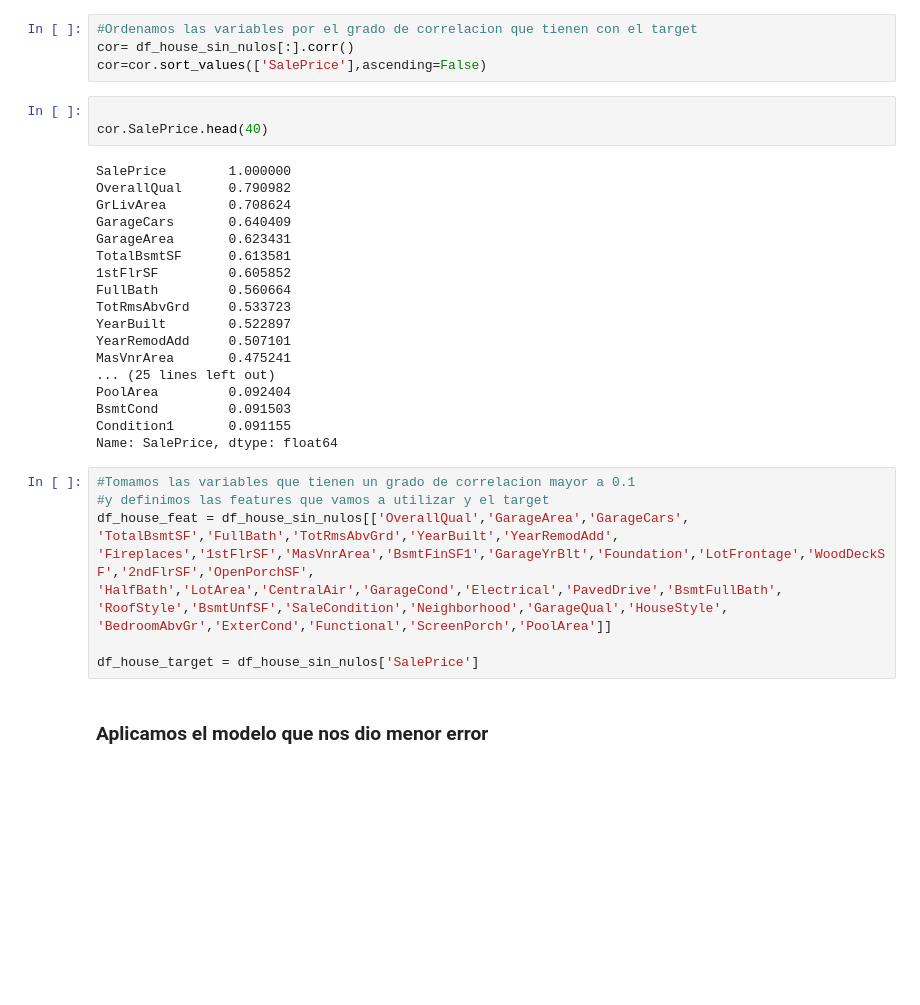
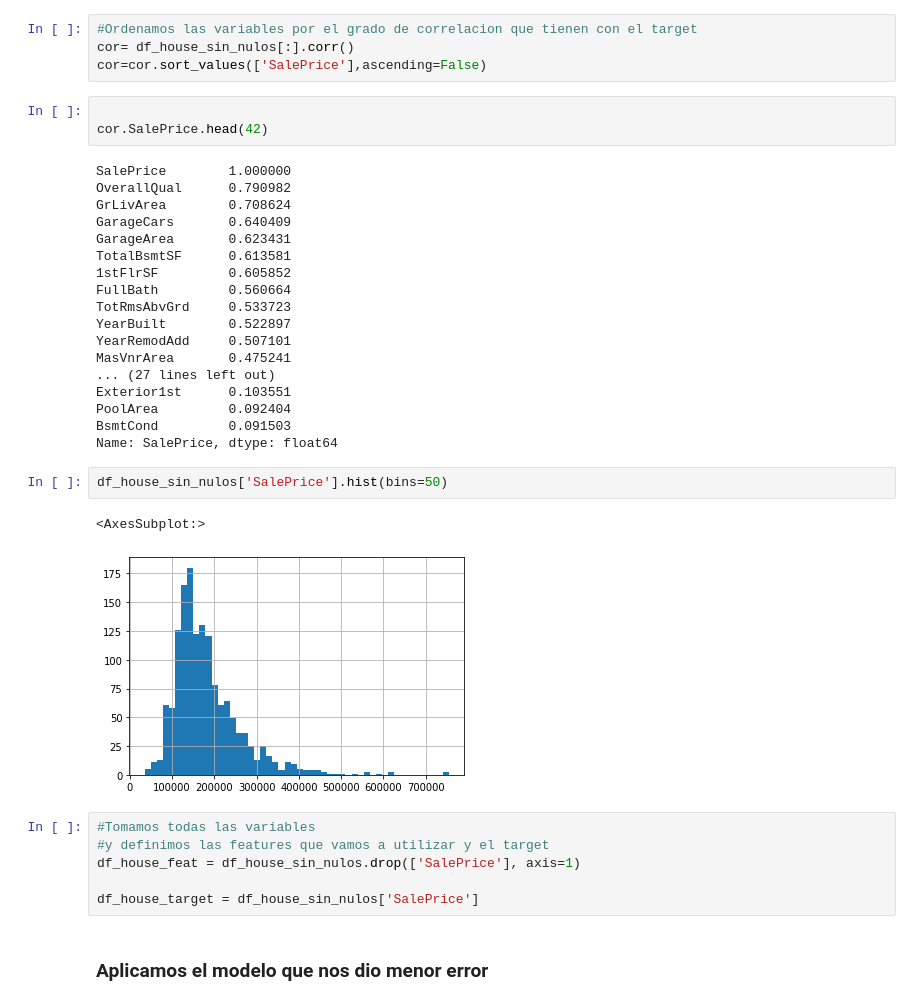
Before and after one commit to nelfaro/Hackathon, a Jupyter notebook: Housing Dreams/Hackaton.ipynb, the cells around one changed output. Cells and saved outputs as stored; diff of their text form; blank space fills up the shorter version.

```diff
--- a/Housing Dreams/Hackaton.ipynb
+++ b/Housing Dreams/Hackaton.ipynb
@@ -362,7 +384,7 @@ cor= df_house_sin_nulos[:].corr()
 cor=cor.sort_values(['SalePrice'],ascending=False)
 # %%
 
-cor.SalePrice.head(40)
+cor.SalePrice.head(42)
 # %% [output]
 SalePrice        1.000000
 OverallQual      0.790982
@@ -376,22 +398,22 @@ TotRmsAbvGrd     0.533723
 YearBuilt        0.522897
 YearRemodAdd     0.507101
 MasVnrArea       0.475241
-... (25 lines left out)
+... (27 lines left out)
+Exterior1st      0.103551
 PoolArea         0.092404
 BsmtCond         0.091503
-Condition1       0.091155
 Name: SalePrice, dtype: float64
-# %%
-#Tomamos las variables que tienen un grado de correlacion mayor a 0.1
-#y definimos las features que vamos a utilizar y el target
-df_house_feat = df_house_sin_nulos[['OverallQual','GarageArea','GarageCars',
-'TotalBsmtSF','FullBath','TotRmsAbvGrd','YearBuilt','YearRemodAdd',
-'Fireplaces','1stFlrSF','MasVnrArea','BsmtFinSF1','GarageYrBlt','Foundation','LotFrontage','WoodDeckSF','2ndFlrSF','OpenPorchSF',
-'HalfBath','LotArea','CentralAir','GarageCond','Electrical','PavedDrive','BsmtFullBath',
-'RoofStyle','BsmtUnfSF','SaleCondition','Neighborhood','GarageQual','HouseStyle',
-'BedroomAbvGr','ExterCond','Functional','ScreenPorch','PoolArea']]
-
-df_house_target = df_house_sin_nulos['SalePrice']
+# %%
+df_house_sin_nulos['SalePrice'].hist(bins=50)
+# %% [output]
+<AxesSubplot:>
+[figure, added]
+# %%
+#Tomamos todas las variables
+#y definimos las features que vamos a utilizar y el target
+df_house_feat = df_house_sin_nulos.drop(['SalePrice'], axis=1)
+
+df_house_target = df_house_sin_nulos['SalePrice']
 # %% [markdown]
 ### Aplicamos el modelo que nos dio menor error
 # %%
```
Also changed, not shown: parts of 51 cells of this notebook.
